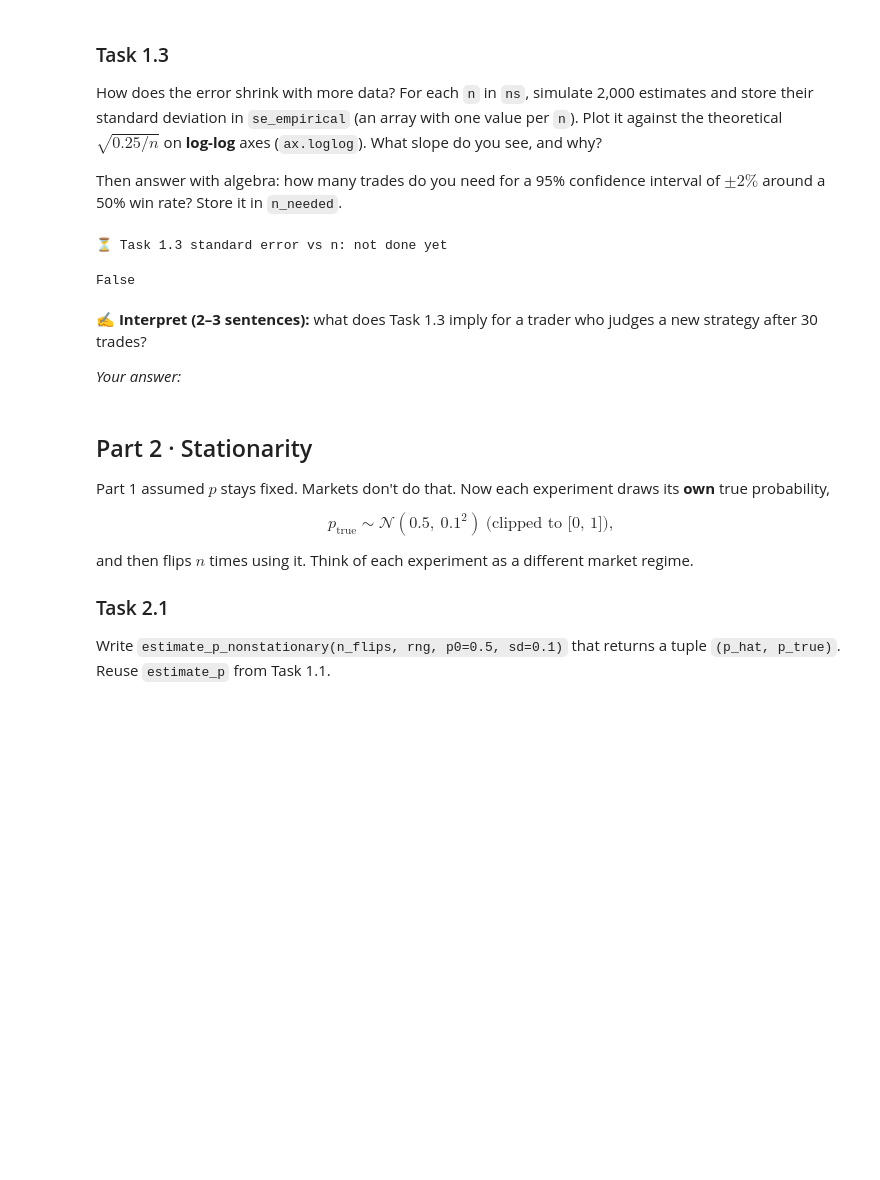
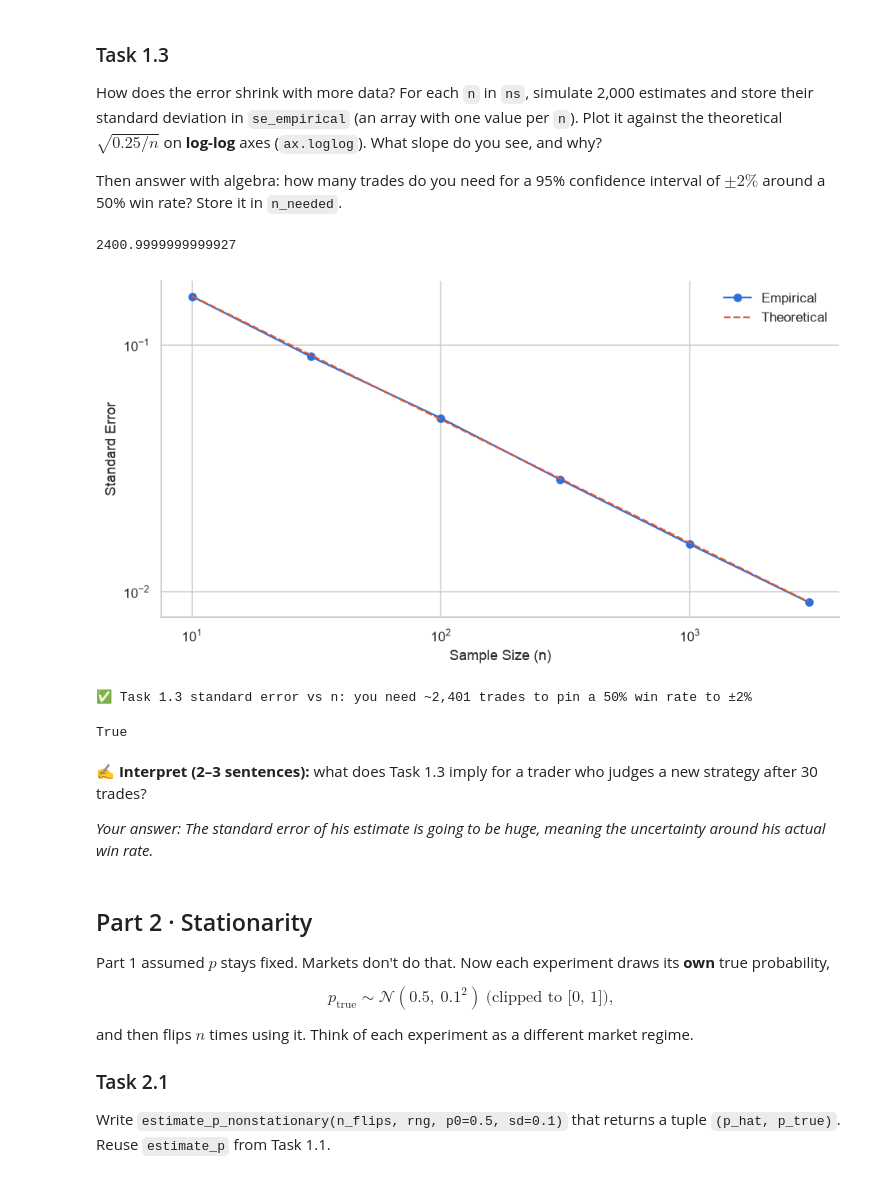
Before and after one commit to giomil1998/quant-guild-study, a Jupyter notebook: notebooks/02_statistics_in_trading/statistics_in_trading.ipynb, the cells around one changed output. Cells and saved outputs as stored; diff of their text form; code cells hidden in the pictures; blank space fills up the shorter version.

```diff
--- a/notebooks/02_statistics_in_trading/statistics_in_trading.ipynb
+++ b/notebooks/02_statistics_in_trading/statistics_in_trading.ipynb
@@ -50,7 +50,6 @@ Write `estimate_p(n_flips, p, rng)`, which flips a coin with heads-probability `
 def estimate_p(n_flips, p, rng):
     p_est = rng.binomial(n_flips, p) / n_flips
     return p_est
-    raise NotImplementedError
 # %%
 check.task1_1(estimate_p)
 # %% [output]
@@ -80,21 +79,37 @@ How does the error shrink with more data? For each `n` in `ns`, simulate 2,000 e
 
 Then answer with algebra: how many trades do you need for a 95% confidence interval of $\pm 2\%$ around a 50% win rate? Store it in `n_needed`.
 # %%
-ns = [10, 30, 100, 300, 1000, 3000]
-se_empirical = None  # TODO
+ns = [10, 30, 100, 300, 1000, 3000] #list of sample sizes
+se_empirical = [np.std([estimate_p(n, 0.5, rng) for sim in range(2000)]) for n in ns]
 
-# TODO: log-log plot, empirical vs theory
+plt.figure(figsize=(10, 5))
+ax = plt.gca()
+ax.loglog(ns, se_empirical, 'o-', label='Empirical')
+ax.loglog(ns, np.sqrt(0.25/np.array(ns)), '--', label='Theoretical')
+ax.set_xlabel('Sample Size (n)')
+ax.set_ylabel('Standard Error')
+ax.legend()
+ax.grid(True)
 
-n_needed = None  # TODO: solve 1.96 * sqrt(0.25 / n) = 0.02
+#solve theoretical number of trade to get an accurate bound around 50% win rate
+from scipy.optimize import fsolve
+
+def equation(n):
+    return 1.96 * np.sqrt(0.25 / n) - 0.02
+n_needed = fsolve(equation, 0.5)[0]
+print(n_needed)
+# %% [output]
+2400.9999999999927
+[figure, added]
 # %%
 check.task1_3(se_empirical, n_needed)
 # %% [output]
-⏳ Task 1.3 standard error vs n: not done yet
+✅ Task 1.3 standard error vs n: you need ~2,401 trades to pin a 50% win rate to ±2%
-False
+True
 # %% [markdown]
 ✍️ **Interpret (2–3 sentences):** what does Task 1.3 imply for a trader who judges a new strategy after 30 trades?
 
-*Your answer:*
+*Your answer: The standard error of his estimate is going to be huge, meaning the uncertainty around his actual win rate.*
 # %% [markdown]
 ## Part 2 · Stationarity
 
```
Also changed, not shown: parts of 9 cells of this notebook, 6 other files.
